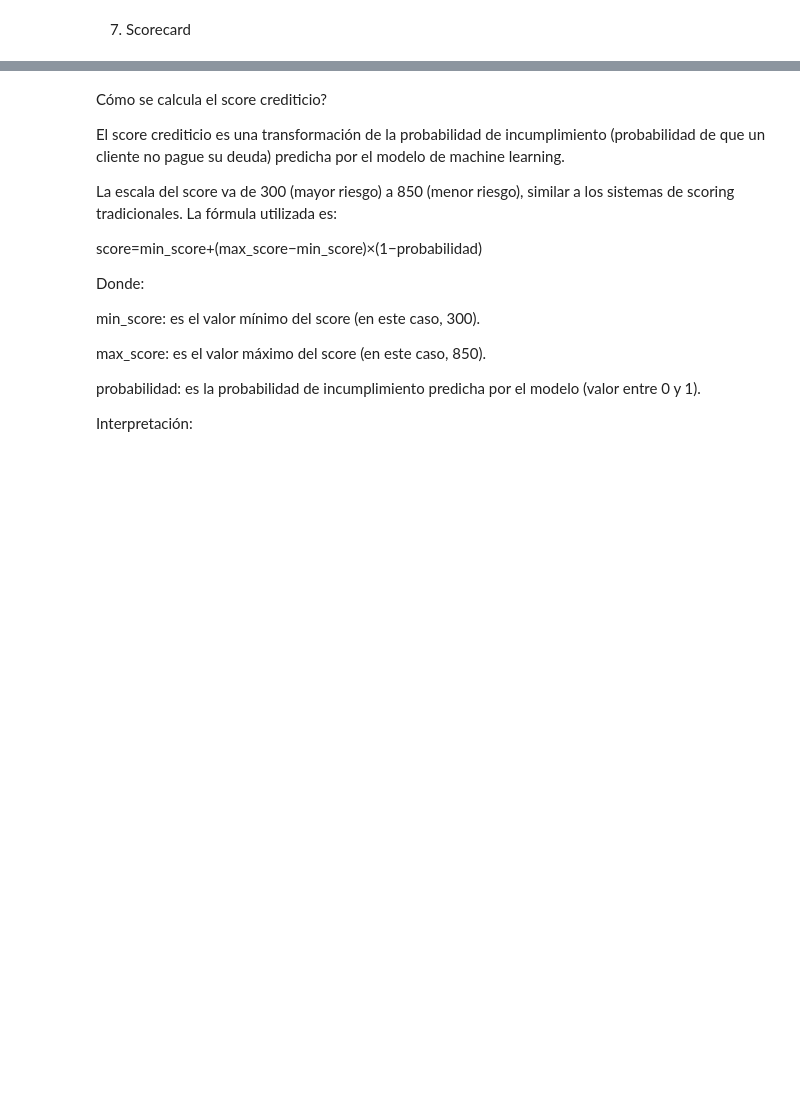
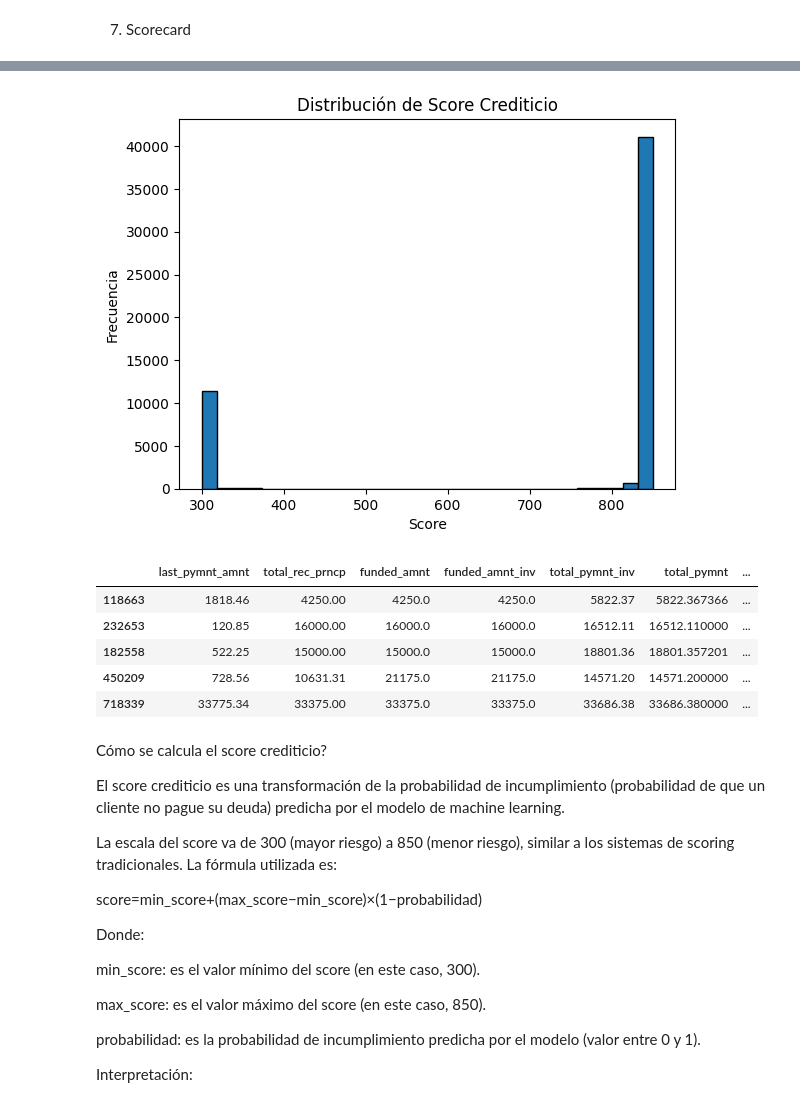
Before and after one commit to andresaris1/bio---copia, a Jupyter notebook: CreditRisk_Analisis_Modelo.ipynb, the cells around one changed output, grey strips where cells are left out. Drawn from its saved outputs; the diff is of its cells as text; code cells hidden in the pictures; blank space fills up the shorter version.

```diff
--- a/CreditRisk_Analisis_Modelo.ipynb
+++ b/CreditRisk_Analisis_Modelo.ipynb
@@ -137,3 +156,42 @@ df_model['score'] = prob_to_score(model.predict(X).ravel())
+# %%
+# Función para convertir probabilidad de incumplimiento a score crediticio
+def prob_to_score(prob, min_score=300, max_score=850):
+    """
+    Convierte una probabilidad de incumplimiento en un score crediticio.
+    Un score alto es mejor (menor riesgo).
+    """
+    return min_score + (max_score - min_score) * (1 - prob)
+
+# Supón que tienes un array de probabilidades de incumplimiento (por ejemplo, de un modelo)
+# Ejemplo:
+# y_pred_prob = model.predict_proba(X_test)[:,1]  # para regresión logística
+# y_pred_prob = nn.predict(X_test).ravel()        # para red neuronal
+
+# Calcula el scorecard
+scores = prob_to_score(y_pred_prob)
+
+# (Opcional) Visualiza la distribución de scores
+import matplotlib.pyplot as plt
+plt.hist(scores, bins=30, edgecolor='k')
+plt.title('Distribución de Score Crediticio')
+plt.xlabel('Score')
+plt.ylabel('Frecuencia')
+plt.show()
+
+# (Opcional) Agrega el score al DataFrame de test
+df_test = X_test.copy()
+df_test['prob_default'] = y_pred_prob
+df_test['score'] = scores
+df_test['target'] = y_test.values
+df_test.head()
+# %% [output]
+[figure, added]
+|  | last_pymnt_amnt | total_rec_prncp | funded_amnt | funded_amnt_inv | total_pymnt_inv | total_pymnt | ... |
+| 118663 | 1818.46 | 4250.00 | 4250.0 | 4250.0 | 5822.37 | 5822.367366 | ... |
+| 232653 | 120.85 | 16000.00 | 16000.0 | 16000.0 | 16512.11 | 16512.110000 | ... |
+| 182558 | 522.25 | 15000.00 | 15000.0 | 15000.0 | 18801.36 | 18801.357201 | ... |
+| 450209 | 728.56 | 10631.31 | 21175.0 | 21175.0 | 14571.20 | 14571.200000 | ... |
+| 718339 | 33775.34 | 33375.00 | 33375.0 | 33375.0 | 33686.38 | 33686.380000 | ... |
 # %% [markdown]
 Cómo se calcula el score crediticio?
 
```
Also changed, not shown: parts of 27 cells of this notebook.
